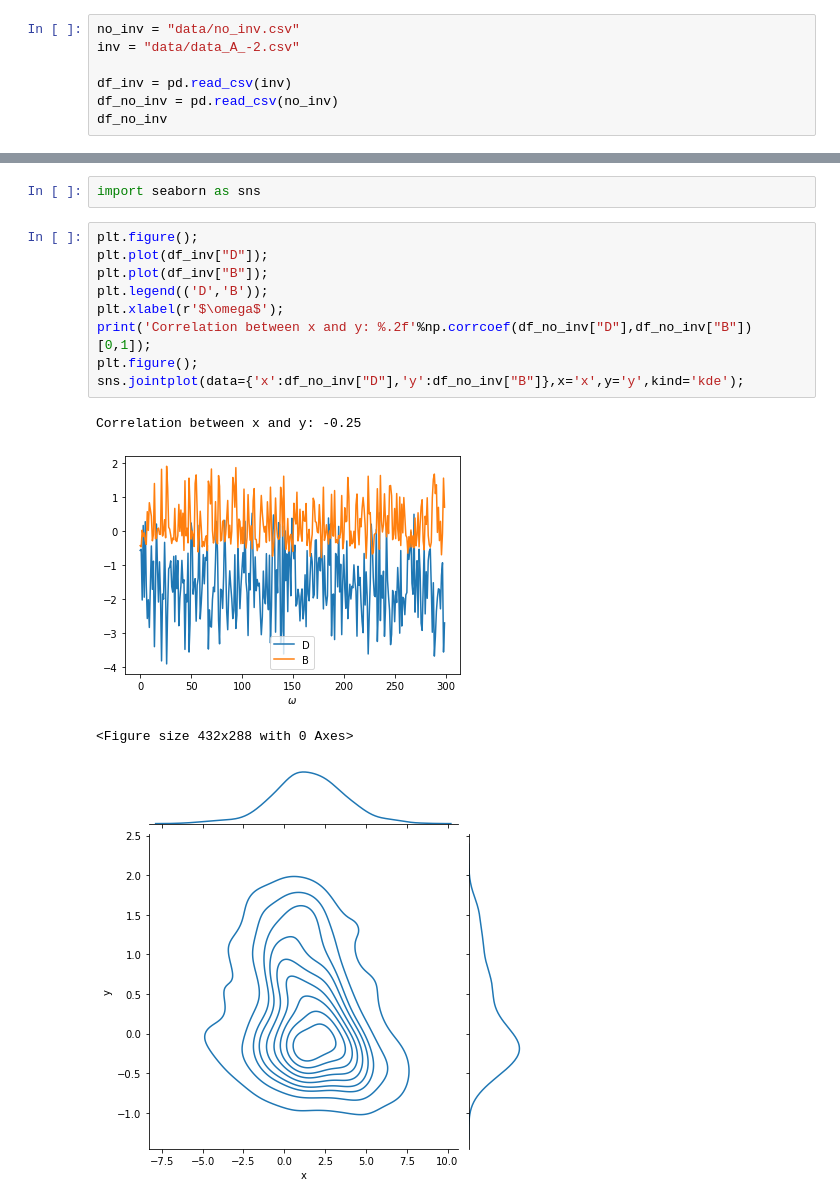
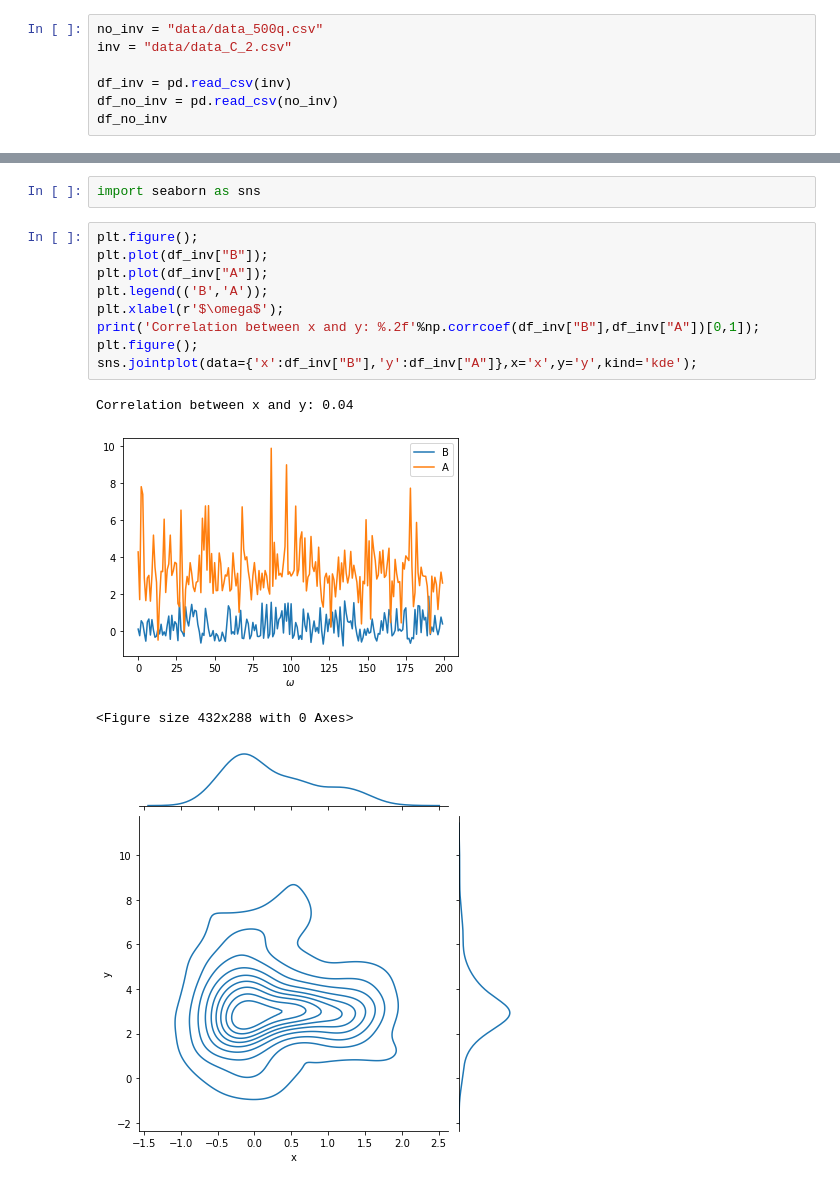
Before and after one commit to kridk999/C9PROJECT3, a Jupyter notebook: proj3_plots.ipynb, the cells around one changed output, grey strips where cells are left out. Drawn from its saved outputs; the diff is of its cells as text.

```diff
--- a/proj3_plots.ipynb
+++ b/proj3_plots.ipynb
@@ -3,8 +3,8 @@ import pandas as pd
 import numpy as np
 import matplotlib.pyplot as plt
 # %%
-no_inv = "data/no_inv.csv"
-inv = "data/data_A_-2.csv"
+no_inv = "data/data_500q.csv"
+inv = "data/data_C_2.csv"
 
 df_inv = pd.read_csv(inv)
 df_no_inv = pd.read_csv(no_inv)
@@ -120,18 +120,18 @@ corr.style.background_gradient(cmap='magma')
 import seaborn as sns
 # %%
 plt.figure();
-plt.plot(df_inv["D"]);
 plt.plot(df_inv["B"]);
-plt.legend(('D','B'));
+plt.plot(df_inv["A"]);
+plt.legend(('B','A'));
 plt.xlabel(r'$\omega$');
-print('Correlation between x and y: %.2f'%np.corrcoef(df_no_inv["D"],df_no_inv["B"])[0,1]);
+print('Correlation between x and y: %.2f'%np.corrcoef(df_inv["B"],df_inv["A"])[0,1]);
 plt.figure();
-sns.jointplot(data={'x':df_no_inv["D"],'y':df_no_inv["B"]},x='x',y='y',kind='kde');
+sns.jointplot(data={'x':df_inv["B"],'y':df_inv["A"]},x='x',y='y',kind='kde');
 # %% [output]
-Correlation between x and y: -0.25
+Correlation between x and y: 0.04
-[figure, old version]
+[figure, new version]
 <Figure size 432x288 with 0 Axes>
-[figure, old version]
+[figure, new version]
 # %%
 def MI(x,y,Nbins=21):
     bins = np.linspace(np.min(x),np.max(x),Nbins)
```
Also changed, not shown: parts of 7 cells of this notebook, 7 other files.
